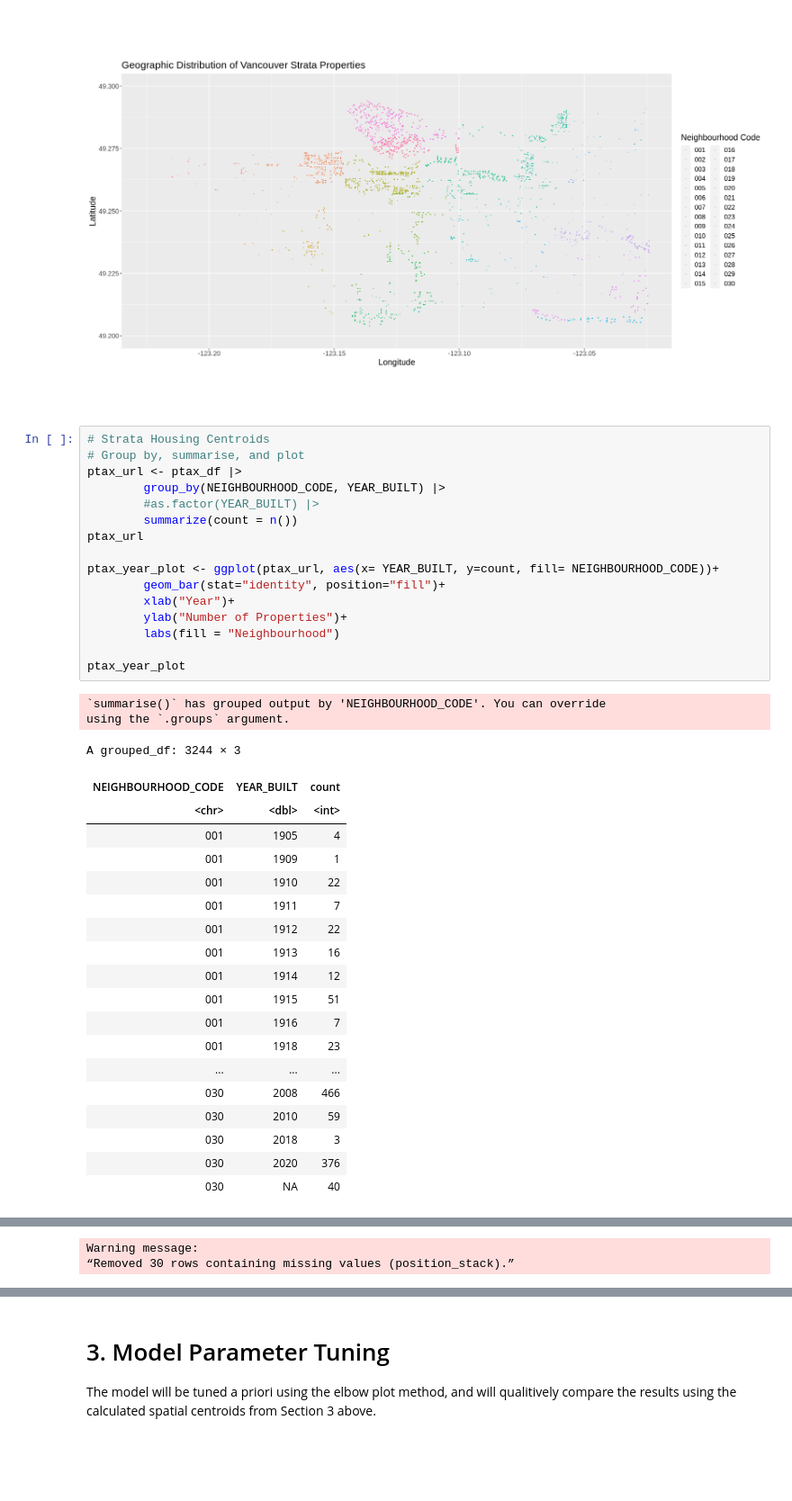
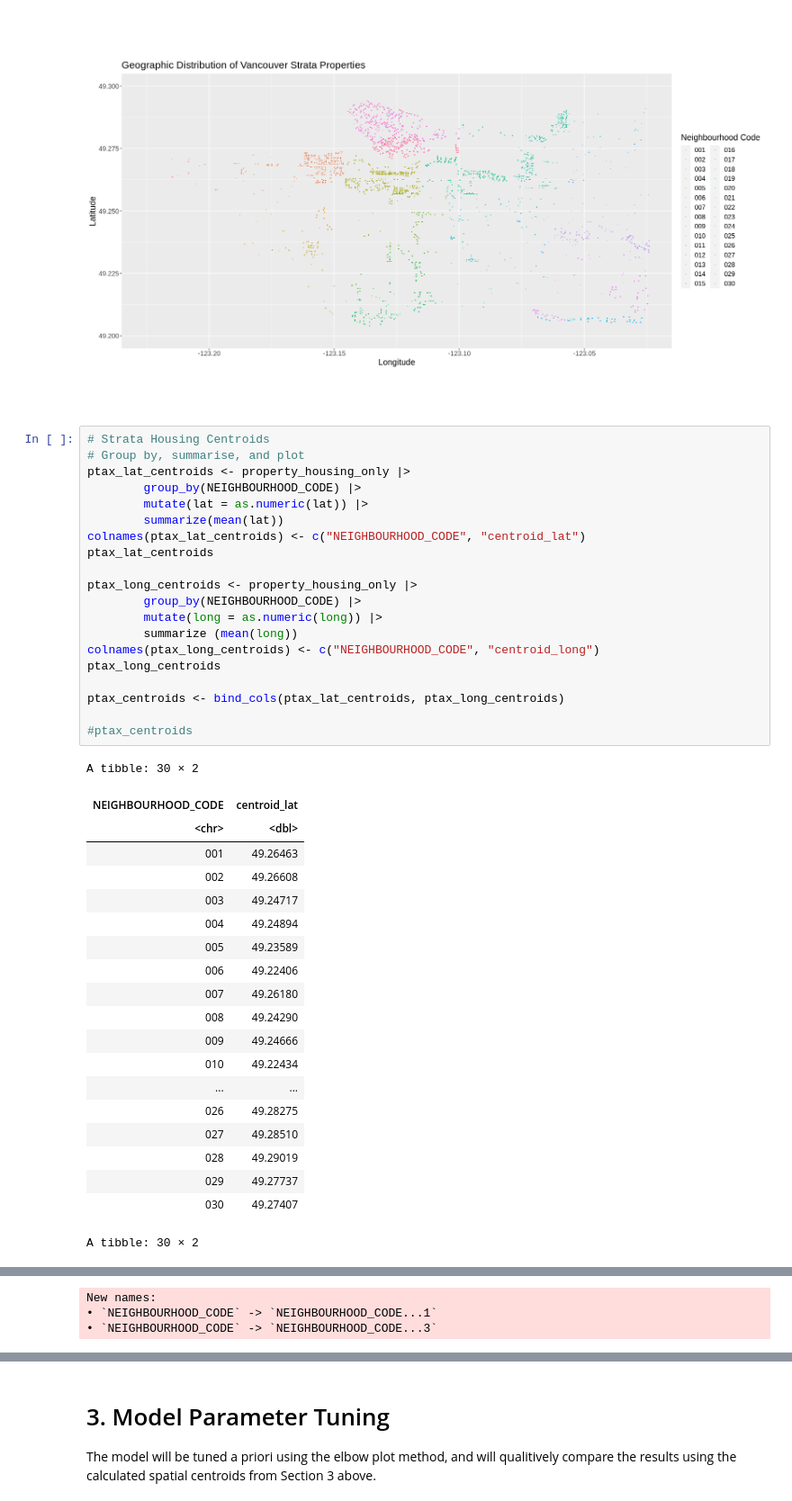
Before and after one commit to halarii/dsci100-2023s1-group-44, a Jupyter notebook: clustering-analysis.ipynb, the cells around one changed output, grey strips where cells are left out. Shown at 90% size. Saved outputs shown, nothing was run; the diff lists cells and outputs as text; blank space fills up the shorter version.

```diff
--- a/clustering-analysis.ipynb
+++ b/clustering-analysis.ipynb
@@ -152,38 +152,41 @@ strata_only_plot
 # %%
 # Strata Housing Centroids
 # Group by, summarise, and plot
-ptax_url <- ptax_df |>
-        group_by(NEIGHBOURHOOD_CODE, YEAR_BUILT) |>
-        #as.factor(YEAR_BUILT) |>
-        summarize(count = n())
-ptax_url
+ptax_lat_centroids <- property_housing_only |>
+        group_by(NEIGHBOURHOOD_CODE) |>
+        mutate(lat = as.numeric(lat)) |>
+        summarize(mean(lat))
+colnames(ptax_lat_centroids) <- c("NEIGHBOURHOOD_CODE", "centroid_lat")
+ptax_lat_centroids
 
-ptax_year_plot <- ggplot(ptax_url, aes(x= YEAR_BUILT, y=count, fill= NEIGHBOURHOOD_CODE))+
-        geom_bar(stat="identity", position="fill")+
-        xlab("Year")+
-        ylab("Number of Properties")+
-        labs(fill = "Neighbourhood")
+ptax_long_centroids <- property_housing_only |>
+        group_by(NEIGHBOURHOOD_CODE) |>
+        mutate(long = as.numeric(long)) |>
+        summarize (mean(long))
+colnames(ptax_long_centroids) <- c("NEIGHBOURHOOD_CODE", "centroid_long")
+ptax_long_centroids
 
-ptax_year_plot
+ptax_centroids <- bind_cols(ptax_lat_centroids, ptax_long_centroids)
+
+#ptax_centroids
 # %% [output]
-`summarise()` has grouped output by 'NEIGHBOURHOOD_CODE'. You can override
-using the `.groups` argument.
+A tibble: 30 × 2
+| NEIGHBOURHOOD_CODE | centroid_lat |
+| <chr> | <dbl> |
+| 001 | 49.26463 |
+| 002 | 49.26608 |
+| 003 | 49.24717 |
+| 004 | 49.24894 |
+| 005 | 49.23589 |
+| 006 | 49.22406 |
+| 007 | 49.26180 |
+| 008 | 49.24290 |
+| 009 | 49.24666 |
+| 010 | 49.22434 |
+| ... | ... |
+| 026 | 49.28275 |
+| 027 | 49.28510 |
+| 028 | 49.29019 |
+| 029 | 49.27737 |
+| 030 | 49.27407 |
-A grouped_df: 3244 × 3
+A tibble: 30 × 2
-| NEIGHBOURHOOD_CODE | YEAR_BUILT | count |
-| <chr> | <dbl> | <int> |
-| 001 | 1905 | 4 |
-| 001 | 1909 | 1 |
-| 001 | 1910 | 22 |
-| 001 | 1911 | 7 |
-| 001 | 1912 | 22 |
-| 001 | 1913 | 16 |
-| 001 | 1914 | 12 |
-| 001 | 1915 | 51 |
-| 001 | 1916 | 7 |
-| 001 | 1918 | 23 |
-| ... | ... | ... |
-| 030 | 2008 | 466 |
-| 030 | 2010 | 59 |
-| 030 | 2018 | 3 |
-| 030 | 2020 | 376 |
-| 030 | NA | 40 |
@@ -190,2 +211,3 @@ A grouped_df: 3244 × 3
-Warning message:
-“Removed 30 rows containing missing values (position_stack).”
+New names:
+• `NEIGHBOURHOOD_CODE` -> `NEIGHBOURHOOD_CODE...1`
+• `NEIGHBOURHOOD_CODE` -> `NEIGHBOURHOOD_CODE...3`
```
Also changed, not shown: parts of 3 cells of this notebook.
